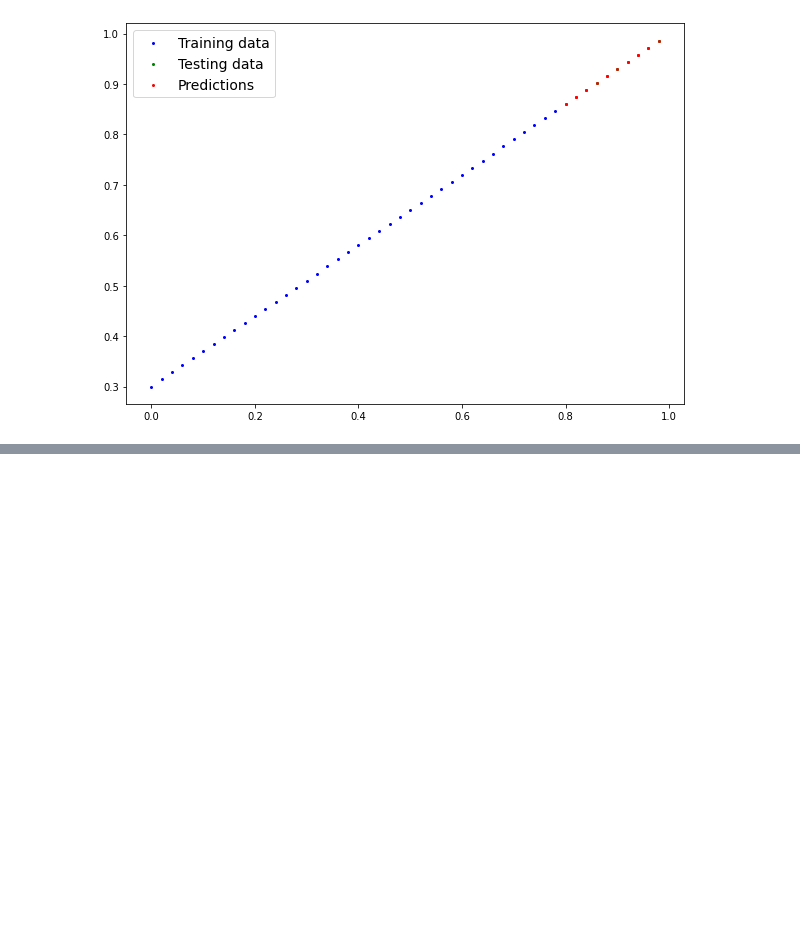
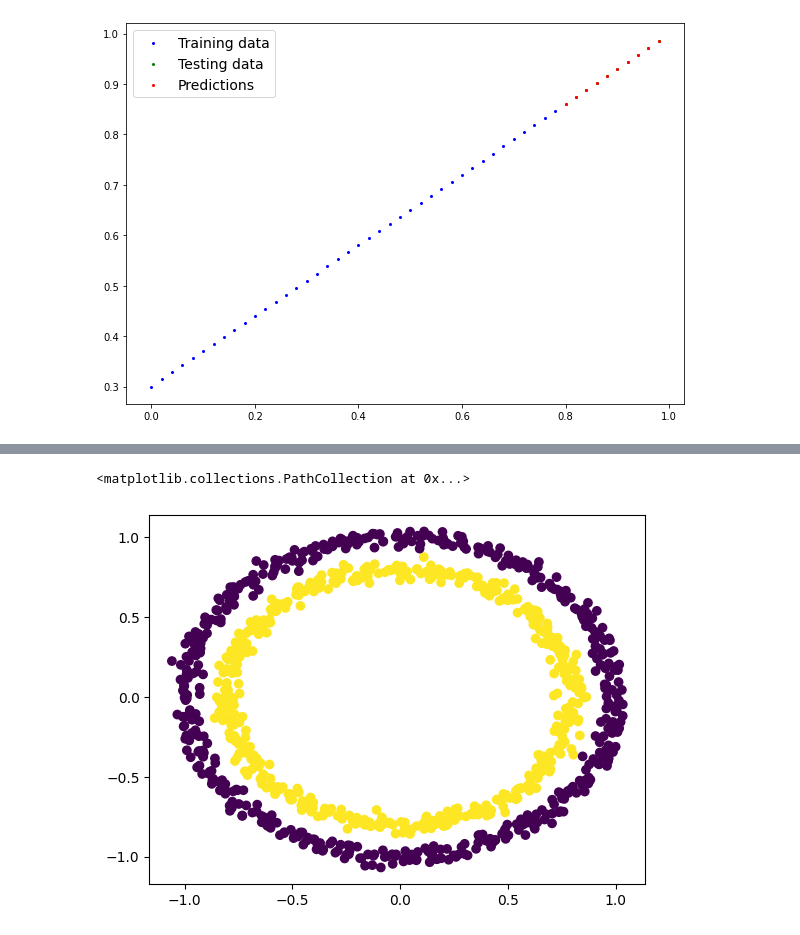
Before and after one commit to sinaapolo969/learning_PyTorch, a Jupyter notebook: PyTorch.ipynb, the cells around one changed output, grey strips where cells are left out. Saved outputs shown, nothing was run; the diff lists cells and outputs as text; code cells hidden in the pictures; blank space fills up the shorter version.

```diff
--- a/PyTorch.ipynb
+++ b/PyTorch.ipynb
@@ -421,0 +437,7 @@ plot_predictions(predictions = y_preds.cpu().detach().numpy())
+# %%
+X, y = make_circles(1000, noise = 0.03, random_state = 42)
+# %%
+data = pd.DataFrame({'X1' : X[:, 0],
+                    'X2' : X[:, 1],
+                    'label' : y})
+data.head()
@@ -421,0 +451,6 @@ plot_predictions(predictions = y_preds.cpu().detach().numpy())
+# %%
+# lets visualize our data
+plt.scatter(x = data.X1, y = data.X2, c= y)
+# %% [output]
+<matplotlib.collections.PathCollection at 0x...>
+[figure, added]
```
Also changed, not shown: parts of 17 cells of this notebook.
